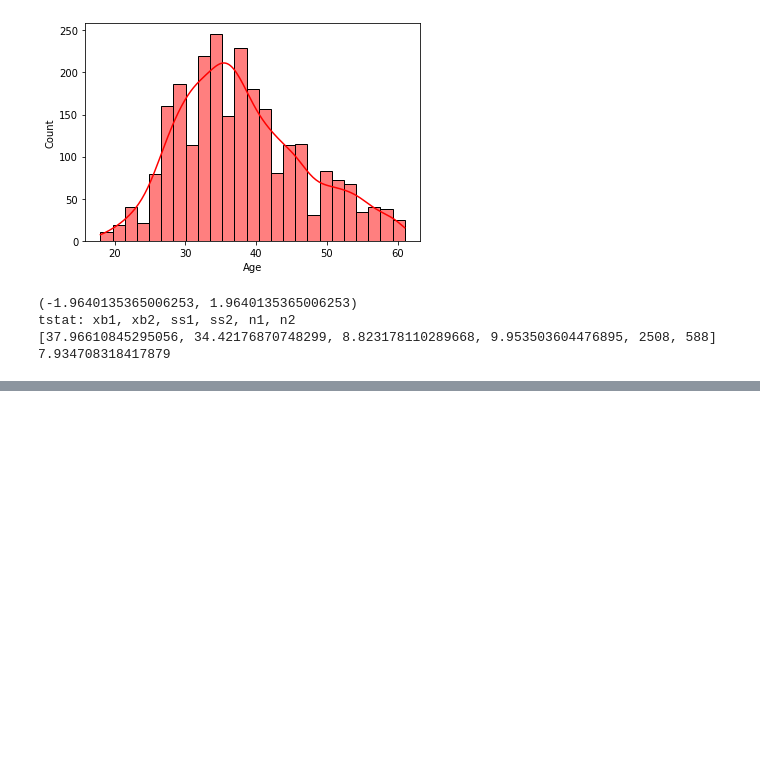
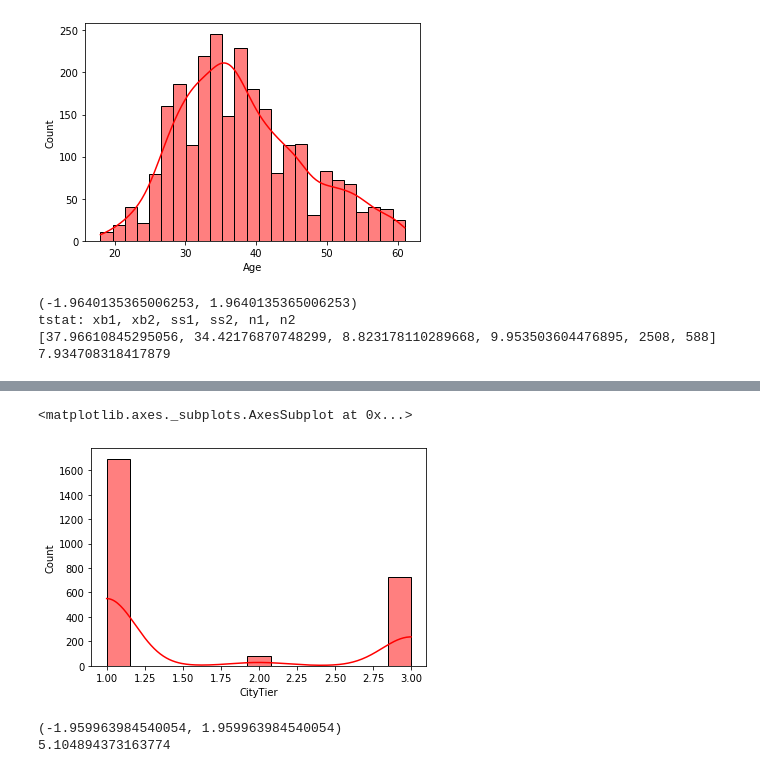
Before and after one commit to KyLarson-Research/tourism, a Jupyter notebook: tourism.ipynb, the cells around one changed output, grey strips where cells are left out. Drawn from its saved outputs; the diff is of its cells as text; code cells hidden in the pictures; blank space fills up the shorter version.

```diff
--- a/tourism.ipynb
+++ b/tourism.ipynb
@@ -214,0 +234,21 @@ tstat: xb1, xb2, ss1, ss2, n1, n2
+# %%
+sns.histplot(df_prodtaken_n['CityTier'], kde=True, color='red')
+# %% [output]
+<matplotlib.axes._subplots.AxesSubplot at 0x...>
+[figure, added]
+# %%
+#The two prop z can be used on City teir, npq>10 and binomial situation is '=1' success,
+# with '!=1' fail
+#H0 : prop city teir is the same between package status
+#H1 : prop city teir different between package status
+# significance = .05
+nCT_is1, nCT_isnt1 = [x for _, x in df_prodtaken_n.groupby(df_prodtaken_n['CityTier'] != 1)]
+nencodeCT = [1]*len(nCT_is1['CityTier'])
+nencodeCT.extend([0]*len(nCT_isnt1))
+yCT_is1, yCT_isnt1 = [x for _, x in df_prodtaken_y.groupby(df_prodtaken_y['CityTier'] != 1)]
+yencodeCT = [1]*len(yCT_is1['CityTier'])
+yencodeCT.extend([0]*len(yCT_isnt1))
+twoprop_twotail_z(nencodeCT, yencodeCT, .05)#(df_prodtaken_n['CityTier'], df_prodtaken_y['CityTier'], sig)
+# %% [output]
+(-1.959963984540054, 1.959963984540054)
+5.104894373163774
```
Also changed, not shown: parts of 28 cells of this notebook.
